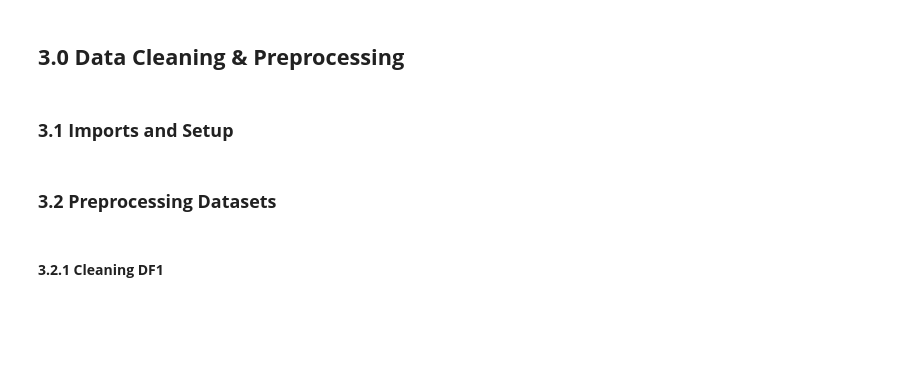
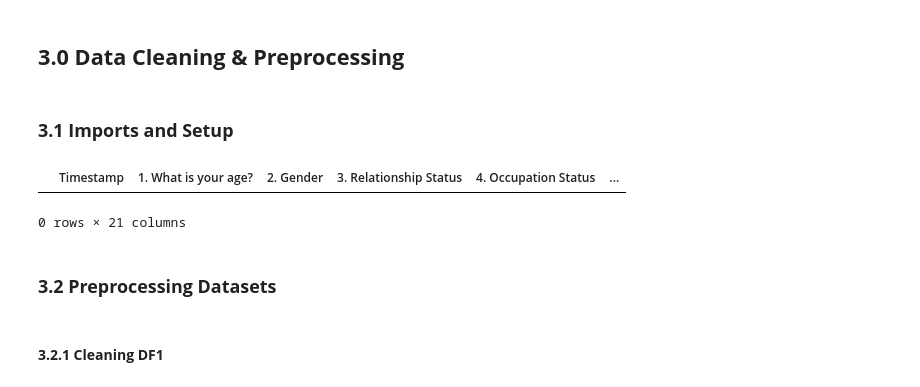
Before and after one commit to klyckman/CSMODEL, a Jupyter notebook: notebooks/Kodiak_Knowers_Notebook.ipynb, the cells around one changed output. Drawn from its saved outputs; the diff is of its cells as text; code cells hidden in the pictures; blank space fills up the shorter version.

```diff
--- a/notebooks/Kodiak_Knowers_Notebook.ipynb
+++ b/notebooks/Kodiak_Knowers_Notebook.ipynb
@@ -68,6 +68,11 @@ import numpy as np
 df1_raw = pd.read_csv("../data/raw/smmh.csv")
 df2_raw = pd.read_csv("../data/raw/Mental_Health_and_Social_Media_Balance_Dataset.csv")
 df3_raw = pd.read_csv("../data/raw/Social_Media_Impact_on_Daily_Lives.csv")
+# %%
+df1_raw.head(0)
+# %% [output]
+|  | Timestamp | 1. What is your age? | 2. Gender | 3. Relationship Status | 4. Occupation Status | ... |
+0 rows × 21 columns
 # %% [markdown]
 ### **3.2 Preprocessing Datasets**
 # %% [markdown]
```
Also changed, not shown: parts of 2 cells of this notebook.
